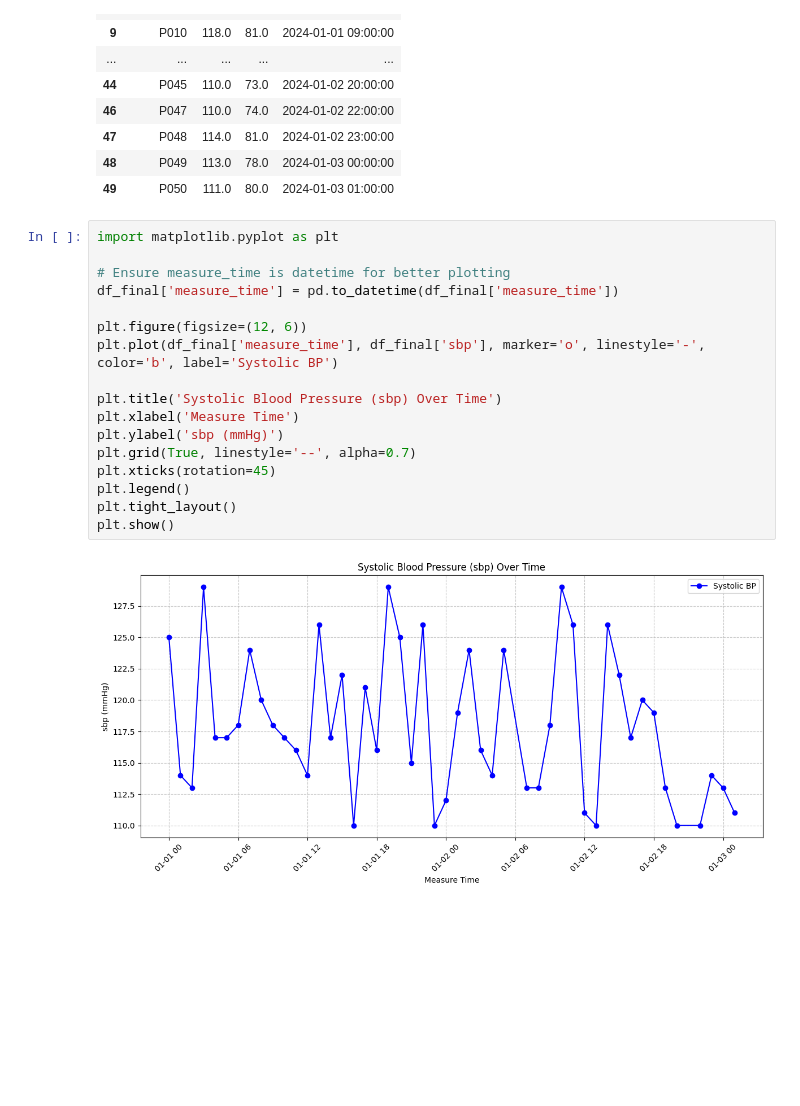
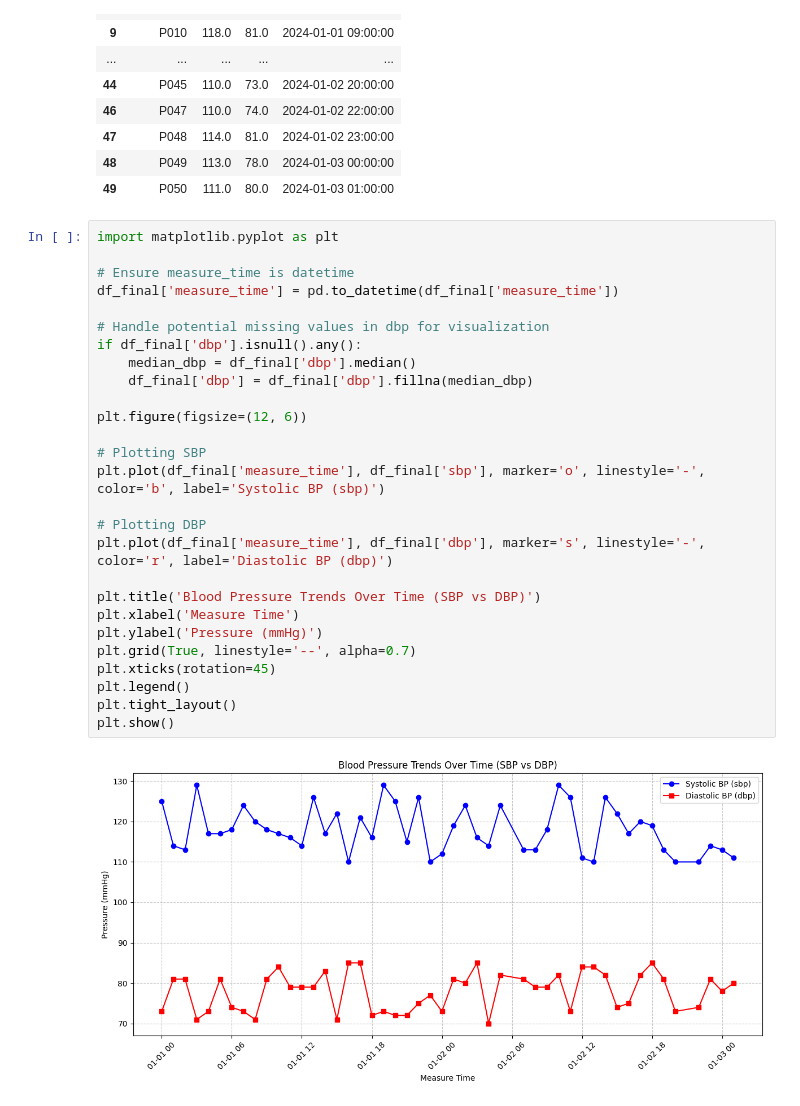
Before and after one commit to HY-BME/bme_test_files, a Jupyter notebook: 실습_0317.ipynb, the cells around one changed output. Saved outputs shown, nothing was run; the diff lists cells and outputs as text; blank space fills up the shorter version.

```diff
--- a/실습_0317.ipynb
+++ b/실습_0317.ipynb
@@ -113,19 +113,29 @@ df_final
 # %%
 import matplotlib.pyplot as plt
 
-# Ensure measure_time is datetime for better plotting
+# Ensure measure_time is datetime
 df_final['measure_time'] = pd.to_datetime(df_final['measure_time'])
 
+# Handle potential missing values in dbp for visualization
+if df_final['dbp'].isnull().any():
+    median_dbp = df_final['dbp'].median()
+    df_final['dbp'] = df_final['dbp'].fillna(median_dbp)
+
 plt.figure(figsize=(12, 6))
-plt.plot(df_final['measure_time'], df_final['sbp'], marker='o', linestyle='-', color='b', label='Systolic BP')
 
-plt.title('Systolic Blood Pressure (sbp) Over Time')
+# Plotting SBP
+plt.plot(df_final['measure_time'], df_final['sbp'], marker='o', linestyle='-', color='b', label='Systolic BP (sbp)')
+
+# Plotting DBP
+plt.plot(df_final['measure_time'], df_final['dbp'], marker='s', linestyle='-', color='r', label='Diastolic BP (dbp)')
+
+plt.title('Blood Pressure Trends Over Time (SBP vs DBP)')
 plt.xlabel('Measure Time')
-plt.ylabel('sbp (mmHg)')
+plt.ylabel('Pressure (mmHg)')
 plt.grid(True, linestyle='--', alpha=0.7)
 plt.xticks(rotation=45)
 plt.legend()
 plt.tight_layout()
 plt.show()
 # %% [output]
-[figure, old version]
+[figure, new version]
```
